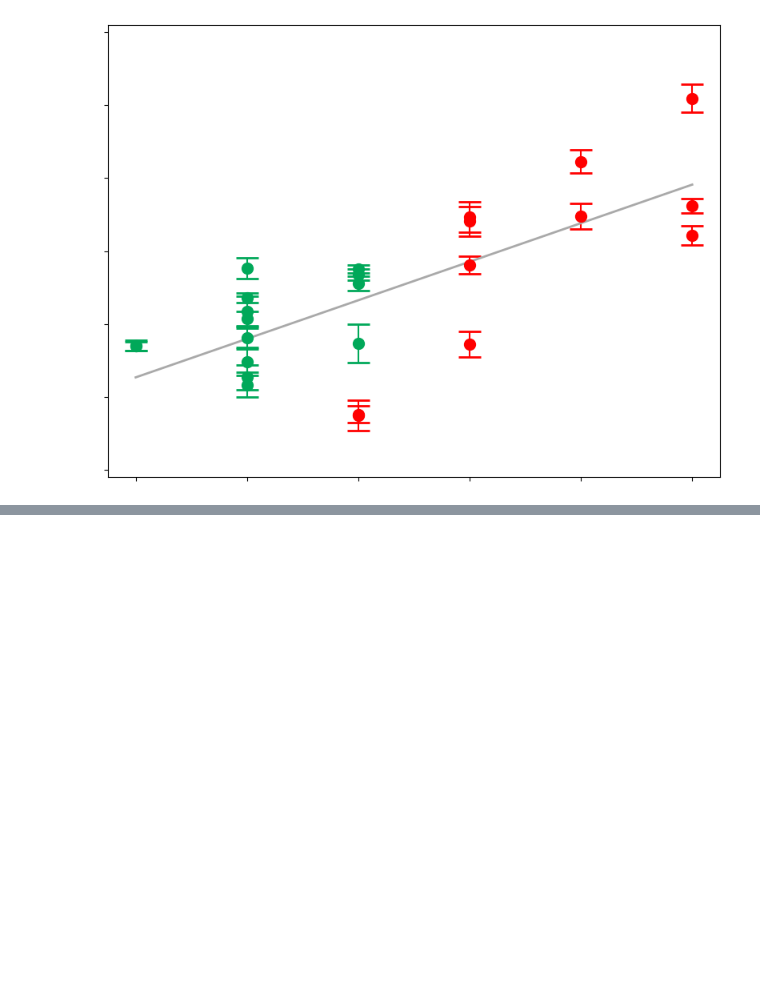
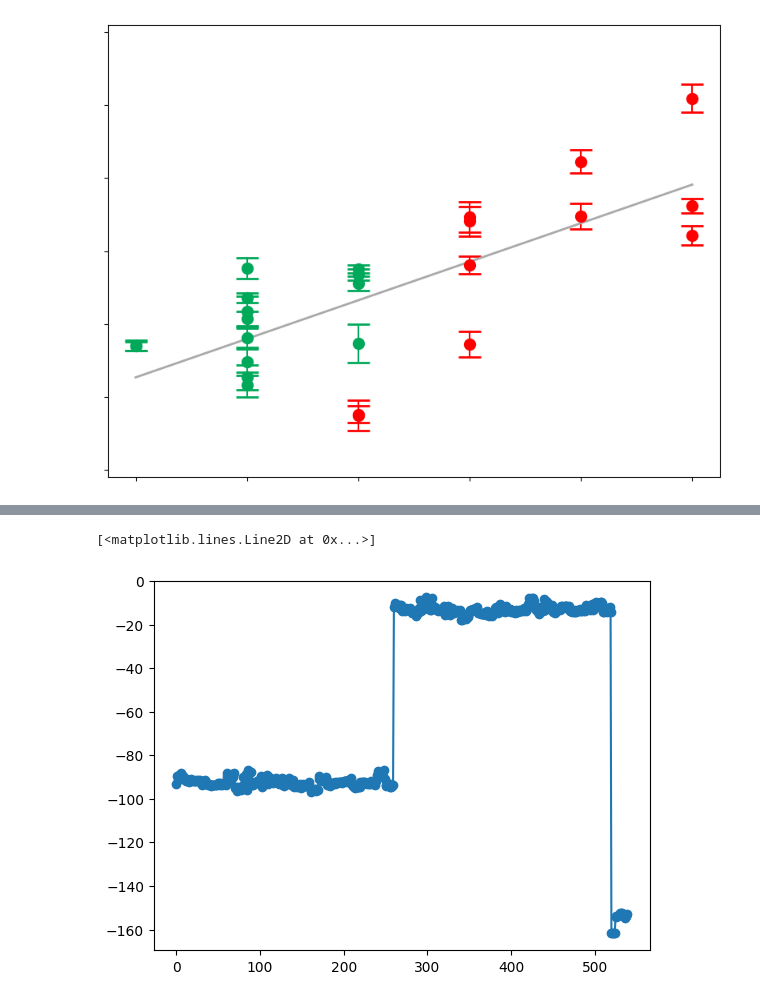
Before and after one commit to songzhihenry/Cx36_Channel_Electrostatics, a Jupyter notebook: cx36_mut_corr.ipynb, the cells around one changed output, grey strips where cells are left out. Drawn from its saved outputs; the diff is of its cells as text; code cells hidden in the pictures; blank space fills up the shorter version.

Commit message:
hetero_docking compu

```diff
--- a/cx36_mut_corr.ipynb
+++ b/cx36_mut_corr.ipynb
@@ -853,0 +857,35 @@ pdb
+# %%
+file = 'Raw' #Average, Dif, Raw
+all_diff_df = []
+
+for pdb in ['8xgd', '8iyg']:
+	for mut_sym in ['hetero', 'homo']:
+		fdx_df = pd.read_csv(f'./{pdb}_{mut_sym}/{file}_{pdb}.fxout', sep='\t', skiprows=8)
+		pdb_catg = [f.split('.')[0] for f in open(f'./{pdb}_{mut_sym}/PdbList_{pdb}.fxout')]
+		# check if the length
+		if len(fdx_df) != len(pdb_catg):
+			print(f"Length mismatch for {pdb}_{mut_sym}: {len(fdx_df)} vs {len(pdb_catg)}")
+		else:
+			fdx_df['Pdb'] = pdb_catg
+		#drop_cols
+		drop_cols = ['Van der Waals clashes', 'cis_bond', 'torsional clash', 'backbone clash', 'disulfide',
+					'electrostatic kon', 'helix dipole', 'Sidechain Hbond']
+		fdx_df = fdx_df.drop(drop_cols, axis=1)
+		drop_cols = fdx_df.columns[~(fdx_df  != 0).all()]
+		fdx_df = fdx_df.drop(drop_cols, axis=1)
+		fdx_df['Pdb'] = pdb_catg
+		all_diff_df.append(fdx_df)
+fdx_df = pd.read_csv(f'./cx36_32_dock/{file}_cx36_32.fxout', sep='\t', skiprows=8)
+pdb_catg = [f.split('.')[0] for f in open(f'./cx36_32_dock/PdbList_cx36_32.fxout')]
+#drop_cols
+drop_cols = ['Van der Waals clashes', 'cis_bond', 'torsional clash', 'backbone clash', 'disulfide',
+			'electrostatic kon', 'helix dipole', 'Sidechain Hbond']
+fdx_df = fdx_df.drop(drop_cols, axis=1)
+drop_cols = fdx_df.columns[~(fdx_df  != 0).all()]
+fdx_df = fdx_df.drop(drop_cols, axis=1)
+fdx_df['Pdb'] = pdb_catg
+all_diff_df.append(fdx_df)
+all_diff_df = pd.concat(all_diff_df, ignore_index=True)
+# %%
+all_diff_df = all_diff_df[all_diff_df['Pdb'].str.contains('WT_')]
+all_diff_df
@@ -853,0 +906,5 @@ pdb
+# %%
+plt.plot([i for i in range(len(all_diff_df))], all_diff_df['Electrostatics'], marker='o')
+# %% [output]
+[<matplotlib.lines.Line2D at 0x...>]
+[figure, added]
```
Also changed, not shown: parts of 16 cells of this notebook, 17 other files.
